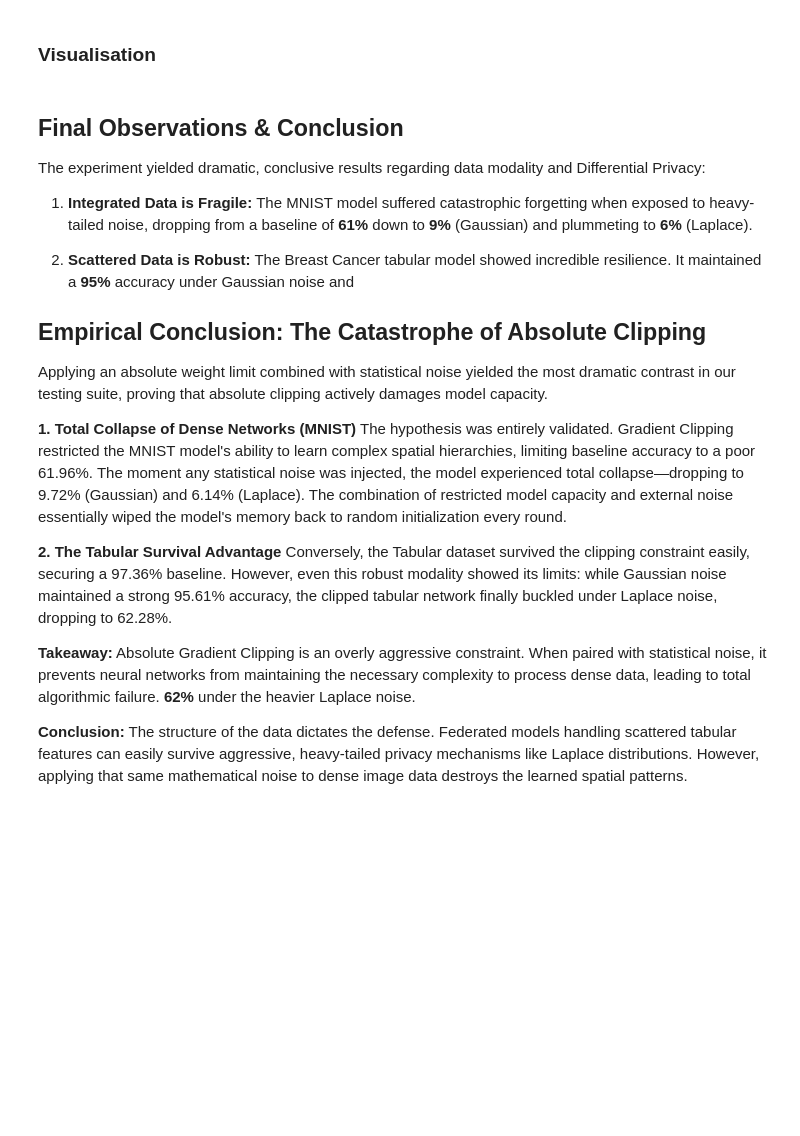
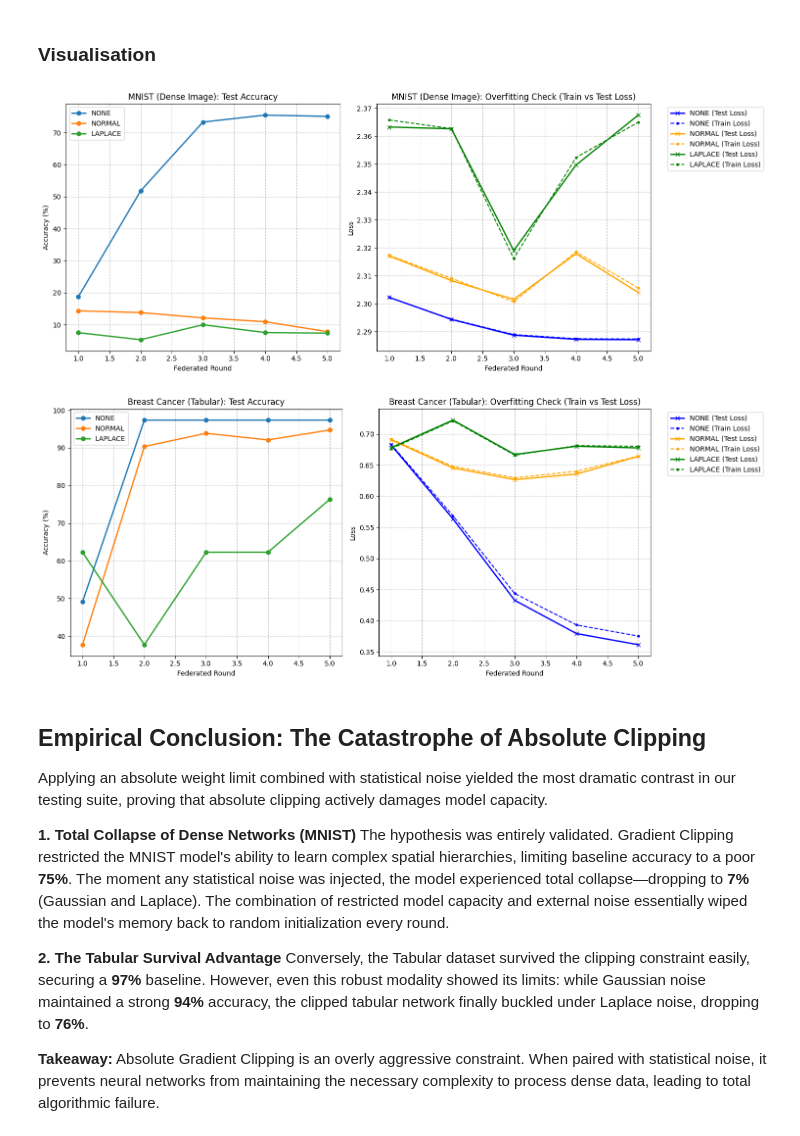
Before and after one commit to Sagnik-Chowdhury/Federated-Learning-1, a Jupyter notebook: Fed_Gradient_Clipping.ipynb, the cells around one changed output. Saved outputs shown, nothing was run; the diff lists cells and outputs as text; code cells hidden in the pictures; blank space fills up the shorter version.

```diff
--- a/Fed_Gradient_Clipping.ipynb
+++ b/Fed_Gradient_Clipping.ipynb
@@ -341,25 +341,64 @@ Breast Cancer (Scattered)            97.368             95.614   62.281
 ==================================================
 # %% [markdown]
 ### Visualisation
+# %%
+for dataset in datasets_to_test:
+    dataset_name = "MNIST (Dense Image)" if dataset == 'mnist' else "Breast Cancer (Tabular)"
+
+    plt.figure(figsize=(15, 6))
+
+    # --- Subplot 1: Test Accuracy ---
+    plt.subplot(1, 2, 1)
+    for noise in noise_types_to_test:
+        # THE FIX: Dynamically measure the exact length of the history list
+        actual_rounds = len(history[dataset][noise]['test_acc'])
+
+        plt.plot(range(1, actual_rounds + 1), history[dataset][noise]['test_acc'],
+                 marker='o', linewidth=2, label=f"{noise.upper()}")
+    plt.title(f'{dataset_name}: Test Accuracy')
+    plt.xlabel('Federated Round')
+    plt.ylabel('Accuracy (%)')
+    plt.grid(True, linestyle='--', alpha=0.7)
+    plt.legend()
+
+    # --- Subplot 2: Train vs Test Loss (Overfitting Check) ---
+    plt.subplot(1, 2, 2)
+    colors = {'none': 'blue', 'normal': 'orange', 'laplace': 'green'}
+
+    for noise in noise_types_to_test:
+        c = colors[noise]
+        # THE FIX: Dynamically measure the exact length of the history list
+        actual_rounds = len(history[dataset][noise]['test_loss'])
+
+        # Plot Test Loss (Solid Line)
+        plt.plot(range(1, actual_rounds + 1), history[dataset][noise]['test_loss'],
+                 marker='x', linestyle='-', linewidth=2, color=c, label=f"{noise.upper()} (Test Loss)")
+        # Plot Train Loss (Dashed Line)
+        plt.plot(range(1, actual_rounds + 1), history[dataset][noise]['train_loss'],
+                 marker='.', linestyle='--', linewidth=1.5, color=c, label=f"{noise.upper()} (Train Loss)")
+
+    plt.title(f'{dataset_name}: Overfitting Check (Train vs Test Loss)')
+    plt.xlabel('Federated Round')
+    plt.ylabel('Loss')
+    plt.grid(True, linestyle='--', alpha=0.7)
+
+    # Move legend outside the plot so it doesn't cover the lines
+    plt.legend(bbox_to_anchor=(1.05, 1), loc='upper left')
+
+    plt.tight_layout()
+    plt.show()
+# %% [output]
+[figure, added]
+[figure, added]
 # %% [markdown]
-## Final Observations & Conclusion
-
-The experiment yielded dramatic, conclusive results regarding data modality and Differential Privacy:
-
-1. **Integrated Data is Fragile:** The MNIST model suffered catastrophic forgetting when exposed to heavy-tailed noise, dropping from a baseline of **61%** down to **9%** (Gaussian) and plummeting to **6%** (Laplace).
-
-2. **Scattered Data is Robust:** The Breast Cancer tabular model showed incredible resilience. It maintained a **95%** accuracy under Gaussian noise and
-
 ## Empirical Conclusion: The Catastrophe of Absolute Clipping
 
 Applying an absolute weight limit combined with statistical noise yielded the most dramatic contrast in our testing suite, proving that absolute clipping actively damages model capacity.
 
 **1. Total Collapse of Dense Networks (MNIST)**
-The hypothesis was entirely validated. Gradient Clipping restricted the MNIST model's ability to learn complex spatial hierarchies, limiting baseline accuracy to a poor 61.96%. The moment any statistical noise was injected, the model experienced total collapse—dropping to 9.72% (Gaussian) and 6.14% (Laplace). The combination of restricted model capacity and external noise essentially wiped the model's memory back to random initialization every round.
+The hypothesis was entirely validated. Gradient Clipping restricted the MNIST model's ability to learn complex spatial hierarchies, limiting baseline accuracy to a poor **75%**. The moment any statistical noise was injected, the model experienced total collapse—dropping to **7%** (Gaussian and Laplace). The combination of restricted model capacity and external noise essentially wiped the model's memory back to random initialization every round.
 
 **2. The Tabular Survival Advantage**
-Conversely, the Tabular dataset survived the clipping constraint easily, securing a 97.36% baseline. However, even this robust modality showed its limits: while Gaussian noise maintained a strong 95.61% accuracy, the clipped tabular network finally buckled under Laplace noise, dropping to 62.28%.
+Conversely, the Tabular dataset survived the clipping constraint easily, securing a **97%** baseline. However, even this robust modality showed its limits: while Gaussian noise maintained a strong **94%** accuracy, the clipped tabular network finally buckled under Laplace noise, dropping to **76%**.
 
-**Takeaway:** Absolute Gradient Clipping is an overly aggressive constraint. When paired with statistical noise, it prevents neural networks from maintaining the necessary complexity to process dense data, leading to total algorithmic failure. **62%** under the heavier Laplace noise.
-
-**Conclusion:** The structure of the data dictates the defense. Federated models handling scattered tabular features can easily survive aggressive, heavy-tailed privacy mechanisms like Laplace distributions. However, applying that same mathematical noise to dense image data destroys the learned spatial patterns.
+**Takeaway:** Absolute Gradient Clipping is an overly aggressive constraint. When paired with statistical noise, it prevents neural networks from maintaining the necessary complexity to process dense data, leading to total algorithmic failure.
```
Also changed, not shown: parts of 2 cells of this notebook.
